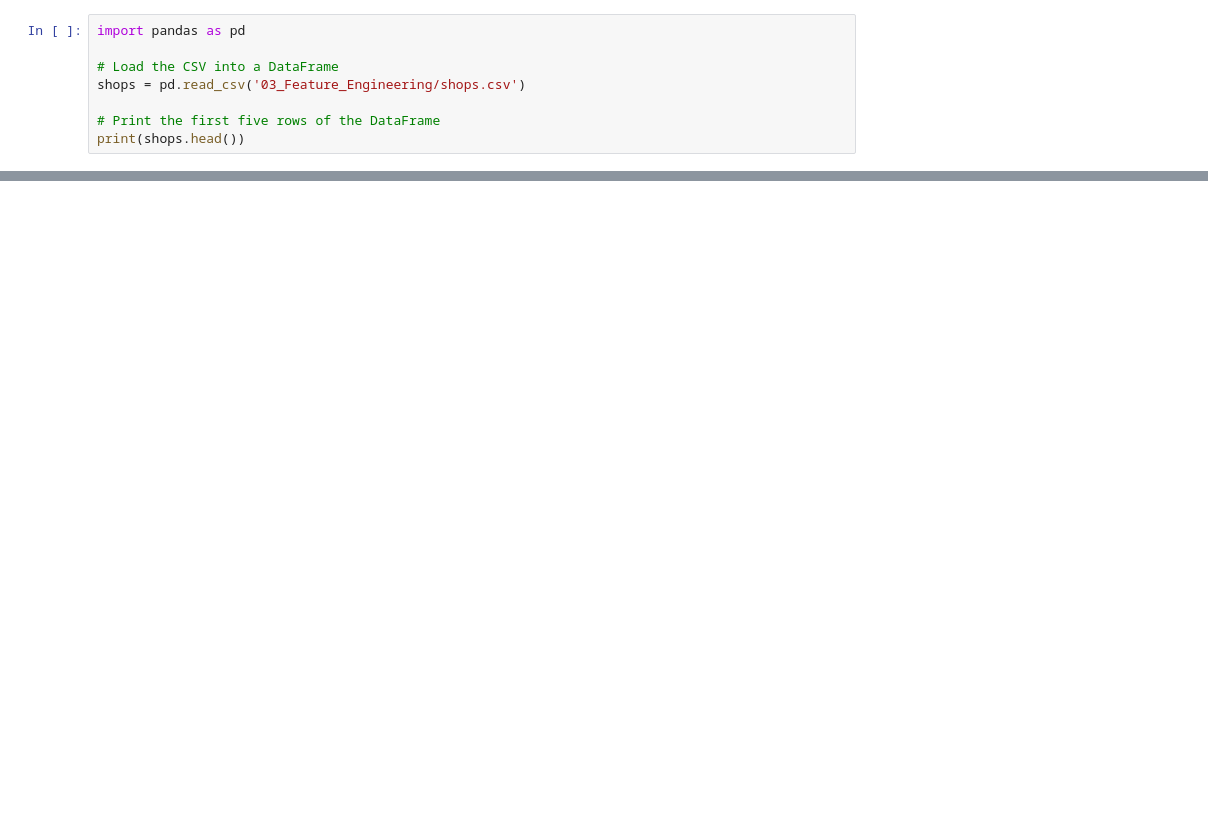
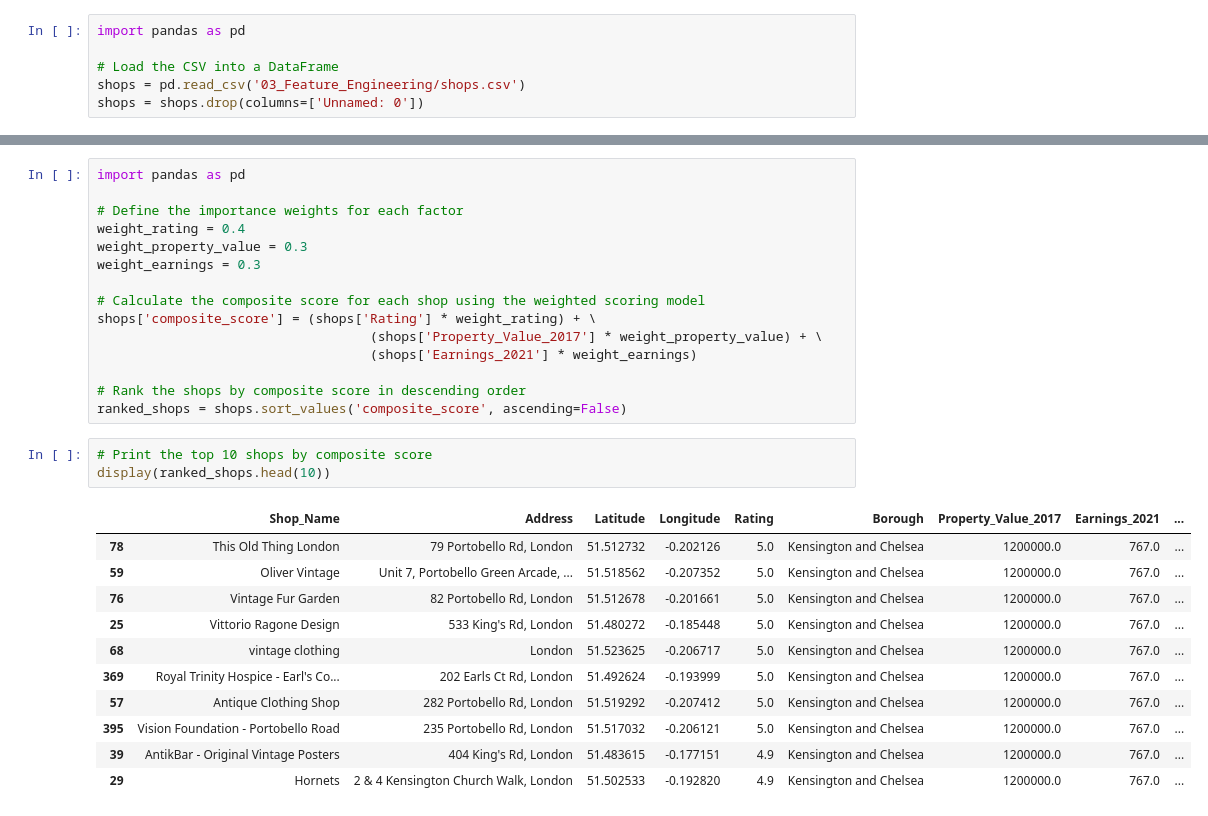
Before and after one commit to AndriiDS/londons_fashionable_finds, a Jupyter notebook: 04_Model/01_shops_ranking_model.ipynb, the cells around one changed output, grey strips where cells are left out. Saved outputs shown, nothing was run; the diff lists cells and outputs as text; blank space fills up the shorter version.

```diff
--- a/04_Model/01_shops_ranking_model.ipynb
+++ b/04_Model/01_shops_ranking_model.ipynb
@@ -3,6 +10,4 @@ import pandas as pd
 
 # Load the CSV into a DataFrame
 shops = pd.read_csv('03_Feature_Engineering/shops.csv')
-
-# Print the first five rows of the DataFrame
-print(shops.head())
+shops = shops.drop(columns=['Unnamed: 0'])
@@ -10,0 +50,30 @@ FileNotFoundError: [Errno 2] No such file or directory: '03_Feature_Engineering/
+# %%
+import pandas as pd
+
+# Define the importance weights for each factor
+weight_rating = 0.4
+weight_property_value = 0.3
+weight_earnings = 0.3
+
+# Calculate the composite score for each shop using the weighted scoring model
+shops['composite_score'] = (shops['Rating'] * weight_rating) + \
+                                   (shops['Property_Value_2017'] * weight_property_value) + \
+                                   (shops['Earnings_2021'] * weight_earnings)
+
+# Rank the shops by composite score in descending order
+ranked_shops = shops.sort_values('composite_score', ascending=False)
+# %%
+# Print the top 10 shops by composite score
+display(ranked_shops.head(10))
+# %% [output]
+|  | Shop_Name | Address | Latitude | Longitude | Rating | Borough | Property_Value_2017 | Earnings_2021 | ... |
+| 78 | This Old Thing London | 79 Portobello Rd, London | 51.512732 | -0.202126 | 5.0 | Kensington and Chelsea | 1200000.0 | 767.0 | ... |
+| 59 | Oliver Vintage | Unit 7, Portobello Green Arcade, ... | 51.518562 | -0.207352 | 5.0 | Kensington and Chelsea | 1200000.0 | 767.0 | ... |
+| 76 | Vintage Fur Garden | 82 Portobello Rd, London | 51.512678 | -0.201661 | 5.0 | Kensington and Chelsea | 1200000.0 | 767.0 | ... |
+| 25 | Vittorio Ragone Design | 533 King's Rd, London | 51.480272 | -0.185448 | 5.0 | Kensington and Chelsea | 1200000.0 | 767.0 | ... |
+| 68 | vintage clothing | London | 51.523625 | -0.206717 | 5.0 | Kensington and Chelsea | 1200000.0 | 767.0 | ... |
+| 369 | Royal Trinity Hospice - Earl's Co... | 202 Earls Ct Rd, London | 51.492624 | -0.193999 | 5.0 | Kensington and Chelsea | 1200000.0 | 767.0 | ... |
+| 57 | Antique Clothing Shop | 282 Portobello Rd, London | 51.519292 | -0.207412 | 5.0 | Kensington and Chelsea | 1200000.0 | 767.0 | ... |
+| 395 | Vision Foundation - Portobello Road | 235 Portobello Rd, London | 51.517032 | -0.206121 | 5.0 | Kensington and Chelsea | 1200000.0 | 767.0 | ... |
+| 39 | AntikBar - Original Vintage Posters | 404 King's Rd, London | 51.483615 | -0.177151 | 4.9 | Kensington and Chelsea | 1200000.0 | 767.0 | ... |
+| 29 | Hornets | 2 & 4 Kensington Church Walk, London | 51.502533 | -0.192820 | 4.9 | Kensington and Chelsea | 1200000.0 | 767.0 | ... |
```
Also changed, not shown: parts of 5 cells of this notebook, 16 other files.
